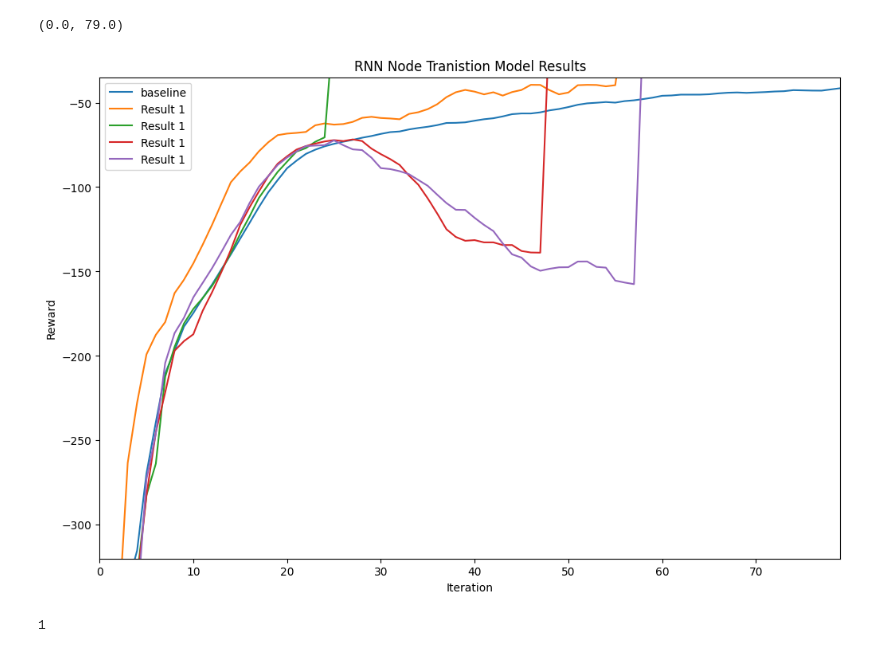
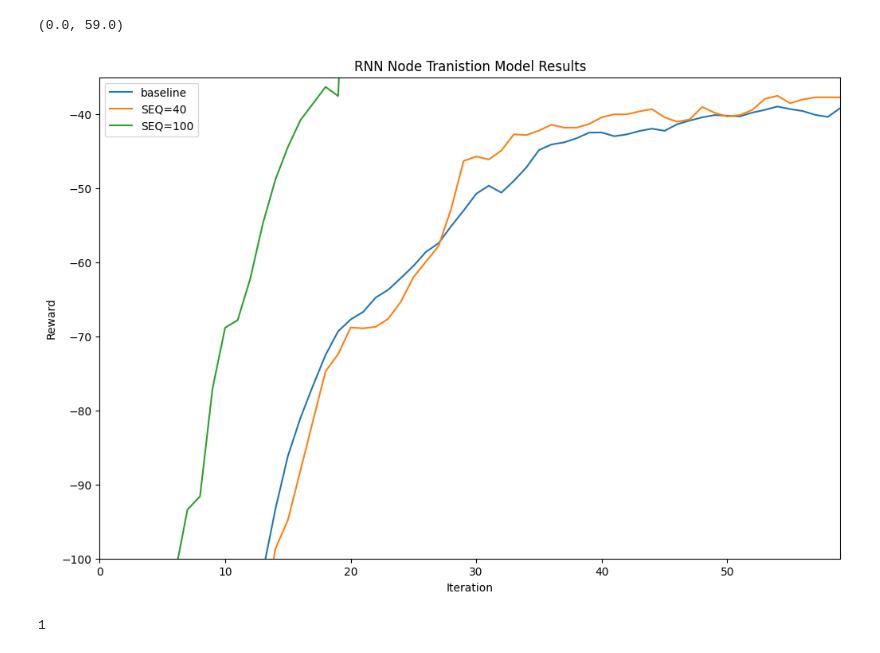
Before and after one commit to cage-challenge/cage-challenge-2, a Jupyter notebook: CybORG/CybORG/MBPPO/plots.ipynb, the cells around one changed output. Drawn from its saved outputs; the diff is of its cells as text; code cells hidden in the pictures.

```diff
--- a/CybORG/CybORG/MBPPO/plots.ipynb
+++ b/CybORG/CybORG/MBPPO/plots.ipynb
@@ -6,36 +6,39 @@ import imageio
 import os
 from tqdm import trange
 from sklearn.manifold import TSNE
+# %%
+mean = np.zeros((5,60))
+for i in range(5):
+    mean[i,:] = np.load('baseline' + str(i) + '.npy')
+mean = mean.mean(axis=0)
 # %%
 fig = plt.figure(figsize=(12, 8), dpi=100)
-plt.plot(np.load('ppo_bline_baseline.npy'), label="baseline")
+plt.plot(mean, label="baseline")
 #plt.plot(np.load('node_priv_unk_lstm0.npy'), label="loss fix0")
 #plt.plot(np.load('node_priv_unk_lstm1.npy'), label="loss fix1")
 #plt.plot(np.load('node_priv_unk_lstm2.npy'), label="loss fix2")
 #plt.plot(np.load('node_priv_unk_lstm3.npy'), label="loss fix3")
 
 #plt.plot(np.load('node_feedforward_seq_reward0.npy'), label="node_state_action_reward0")
 #plt.plot(np.load('node_feedforward_seq_reward1.npy'), label="node_state_action_reward0")
 
-plt.plot(np.load('pred_fix0.npy'), label="Result 1")
-plt.plot(np.load('pred_fix1.npy'), label="Result 1")
-plt.plot(np.load('pred_fix2.npy'), label="Result 1")
-plt.plot(np.load('pred_fix3.npy'), label="Result 1")
-#plt.plot(np.load('node_id_branch2.npy'), label="Result 2")
+plt.plot(np.load('working_maybe0.npy'), label="SEQ=40")
+plt.plot(np.load('100_seq0.npy'), label="SEQ=100")
+#plt.plot(np.load('working_maybe0.npy'), label="Result 1")
 #plt.plot(np.load('node_id_branch3.npy'), label="Result 3")
 #plt.plot(np.load('node_id_branch4.npy'), label="Result 4")
 #plt.plot(np.load('node_validation1.npy'), label="Result 5")
 
 #plt.plot(np.load('node_state_action_reward3.npy'), label="node_state_action_reward3")
 #plt.plot(np.load('node_priv_unk_lstm5.npy'), label="loss fix5")
 #plt.plot(np.load('node_priv_unk_lstm6.npy'), label="loss fix6")
 
 plt.legend()
 plt.title('RNN Node Tranistion Model Results')
 plt.xlabel('Iteration')
 plt.ylabel('Reward')
-plt.ylim(-320, -35)
-plt.xlim(0, 79)
+plt.ylim(-100, -35)
+plt.xlim(0, 59)
 # %% [output]
-(0.0, 79.0)
+(0.0, 59.0)
-[figure, old version]
+[figure, new version]
```
Also changed, not shown: parts of 8 cells of this notebook, 6 other files.
